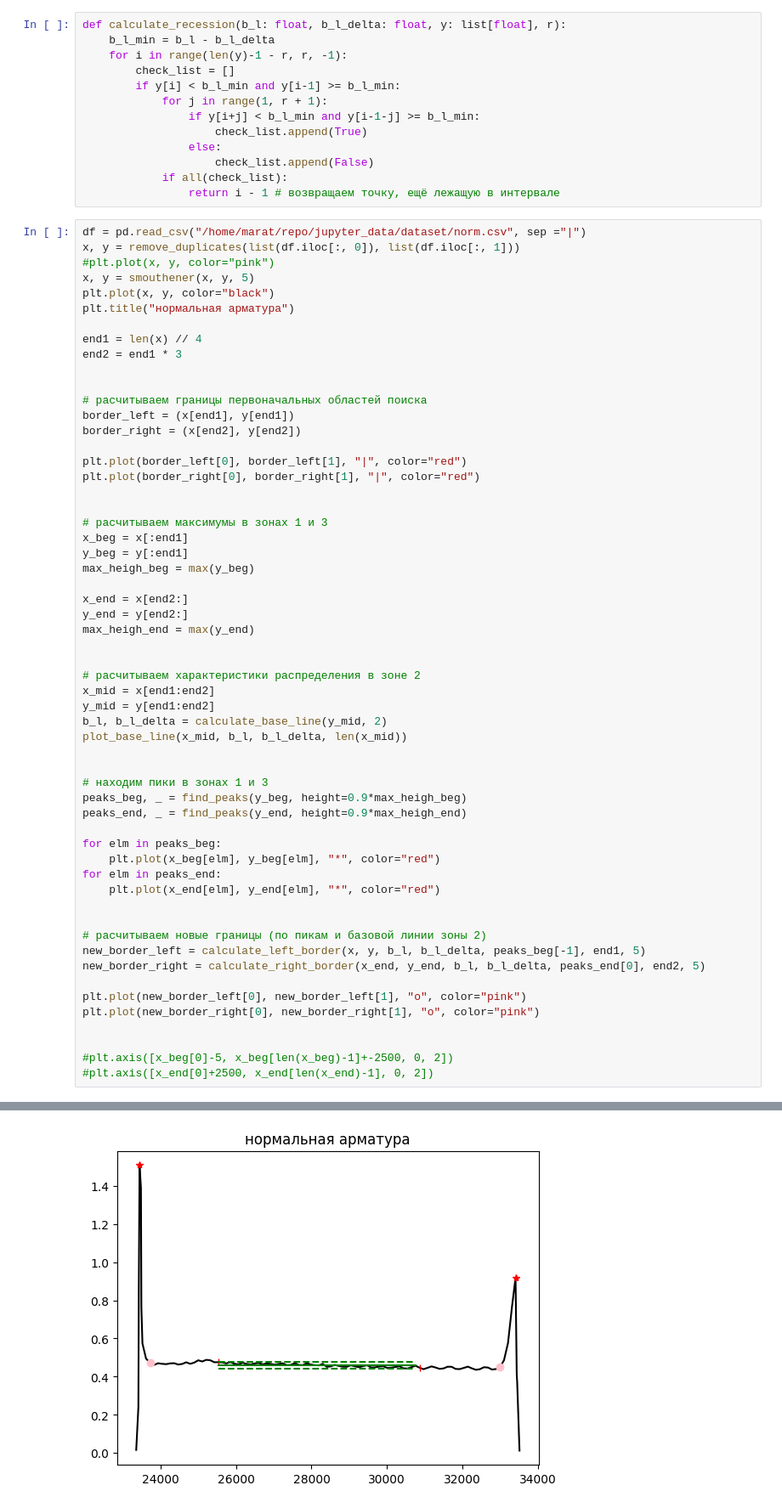
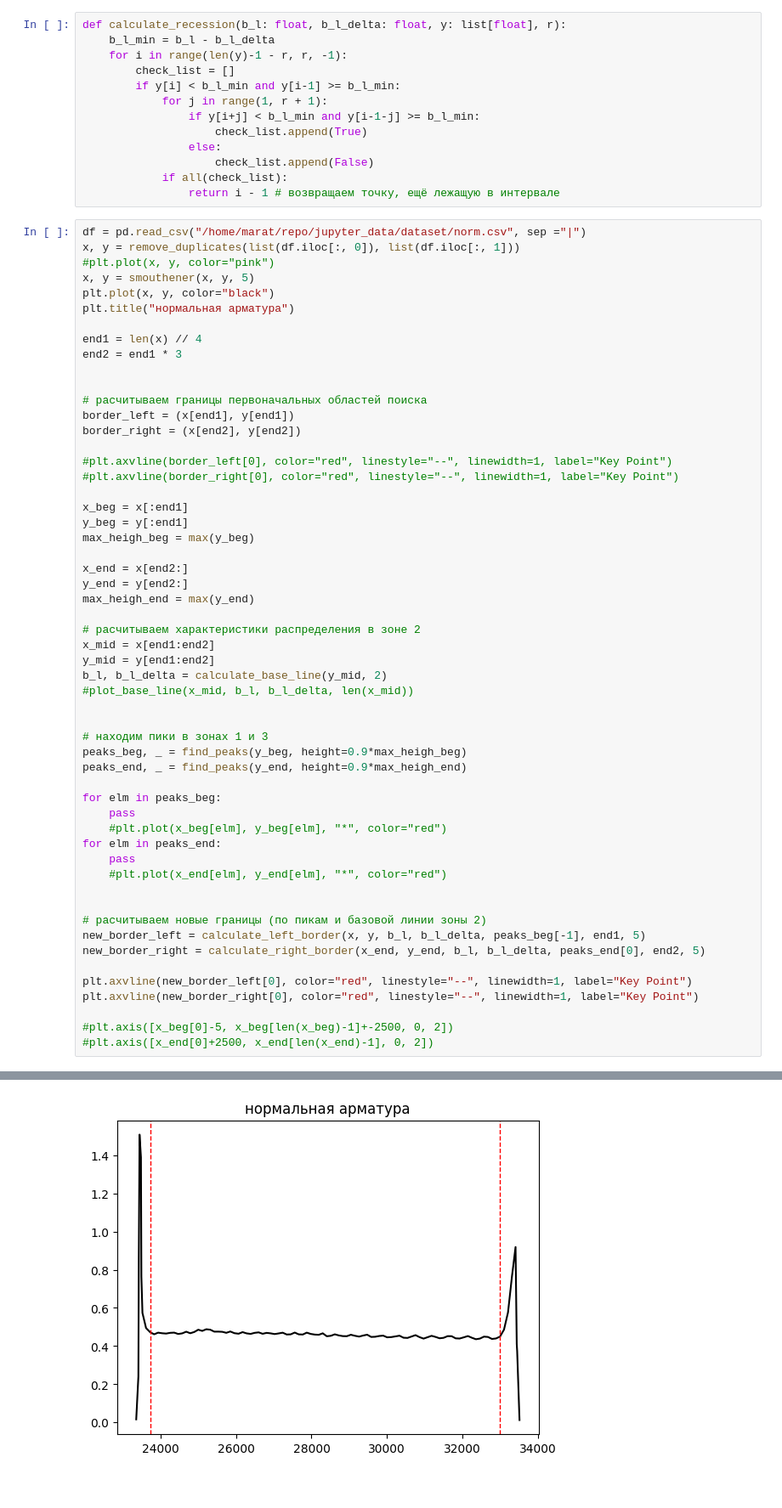
Before and after one commit to marutron/neurovalve, a Jupyter notebook: graphs.ipynb, the cells around one changed output, grey strips where cells are left out. Shown at 85% size. Cells and saved outputs as stored; diff of their text form.

```diff
--- a/graphs.ipynb
+++ b/graphs.ipynb
@@ -108,11 +108,9 @@ end2 = end1 * 3
 border_left = (x[end1], y[end1])
 border_right = (x[end2], y[end2])
 
-plt.plot(border_left[0], border_left[1], "|", color="red")
-plt.plot(border_right[0], border_right[1], "|", color="red")
+#plt.axvline(border_left[0], color="red", linestyle="--", linewidth=1, label="Key Point")
+#plt.axvline(border_right[0], color="red", linestyle="--", linewidth=1, label="Key Point")
 
-
-# расчитываем максимумы в зонах 1 и 3
 x_beg = x[:end1]
 y_beg = y[:end1]
 max_heigh_beg = max(y_beg)
@@ -121,12 +119,11 @@ x_end = x[end2:]
 y_end = y[end2:]
 max_heigh_end = max(y_end)
 
-
 # расчитываем характеристики распределения в зоне 2
 x_mid = x[end1:end2]
 y_mid = y[end1:end2]
 b_l, b_l_delta = calculate_base_line(y_mid, 2)
-plot_base_line(x_mid, b_l, b_l_delta, len(x_mid))
+#plot_base_line(x_mid, b_l, b_l_delta, len(x_mid))
 
 
 # находим пики в зонах 1 и 3
@@ -134,18 +131,19 @@ peaks_beg, _ = find_peaks(y_beg, height=0.9*max_heigh_beg)
 peaks_end, _ = find_peaks(y_end, height=0.9*max_heigh_end)
 
 for elm in peaks_beg:
-    plt.plot(x_beg[elm], y_beg[elm], "*", color="red")
+    pass
+    #plt.plot(x_beg[elm], y_beg[elm], "*", color="red")
 for elm in peaks_end:
-    plt.plot(x_end[elm], y_end[elm], "*", color="red")
+    pass
+    #plt.plot(x_end[elm], y_end[elm], "*", color="red")
 
 
 # расчитываем новые границы (по пикам и базовой линии зоны 2)
 new_border_left = calculate_left_border(x, y, b_l, b_l_delta, peaks_beg[-1], end1, 5)
 new_border_right = calculate_right_border(x_end, y_end, b_l, b_l_delta, peaks_end[0], end2, 5)
 
-plt.plot(new_border_left[0], new_border_left[1], "o", color="pink")
-plt.plot(new_border_right[0], new_border_right[1], "o", color="pink")
-
+plt.axvline(new_border_left[0], color="red", linestyle="--", linewidth=1, label="Key Point")
+plt.axvline(new_border_right[0], color="red", linestyle="--", linewidth=1, label="Key Point")
 
 #plt.axis([x_beg[0]-5, x_beg[len(x_beg)-1]+-2500, 0, 2])
 #plt.axis([x_end[0]+2500, x_end[len(x_end)-1], 0, 2])
@@ -154,4 +152,4 @@ plt.plot(new_border_right[0], new_border_right[1], "o", color="pink")
-[figure, old version]
+[figure, new version]
 # %%
 df = pd.read_csv("/home/marat/repo/jupyter_data/dataset/defect1.csv", sep ="|")
 x, y = remove_duplicates(list(df.iloc[:, 0]), list(df.iloc[:, 1]))
```
Also changed, not shown: parts of 3 cells of this notebook, 3 other files.
